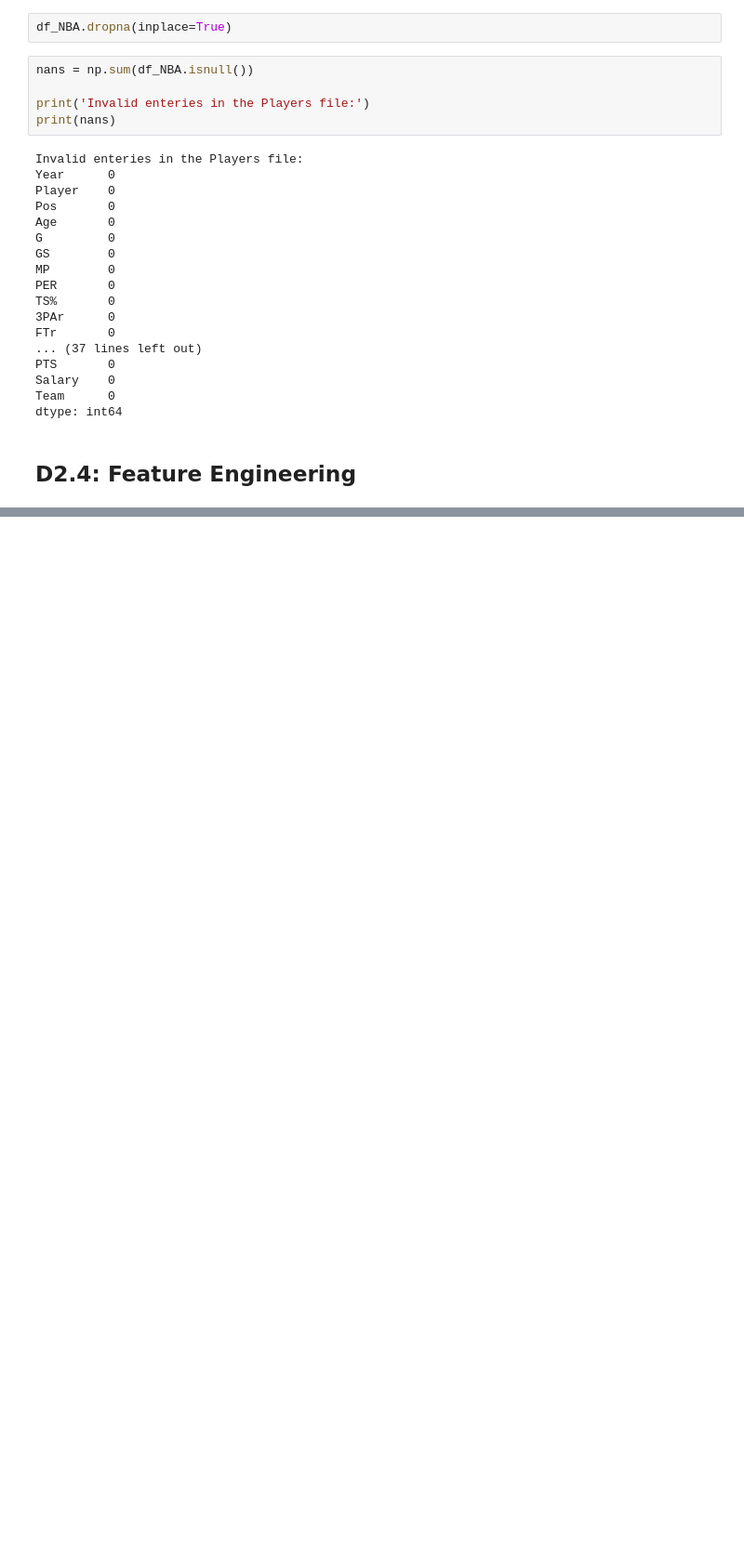
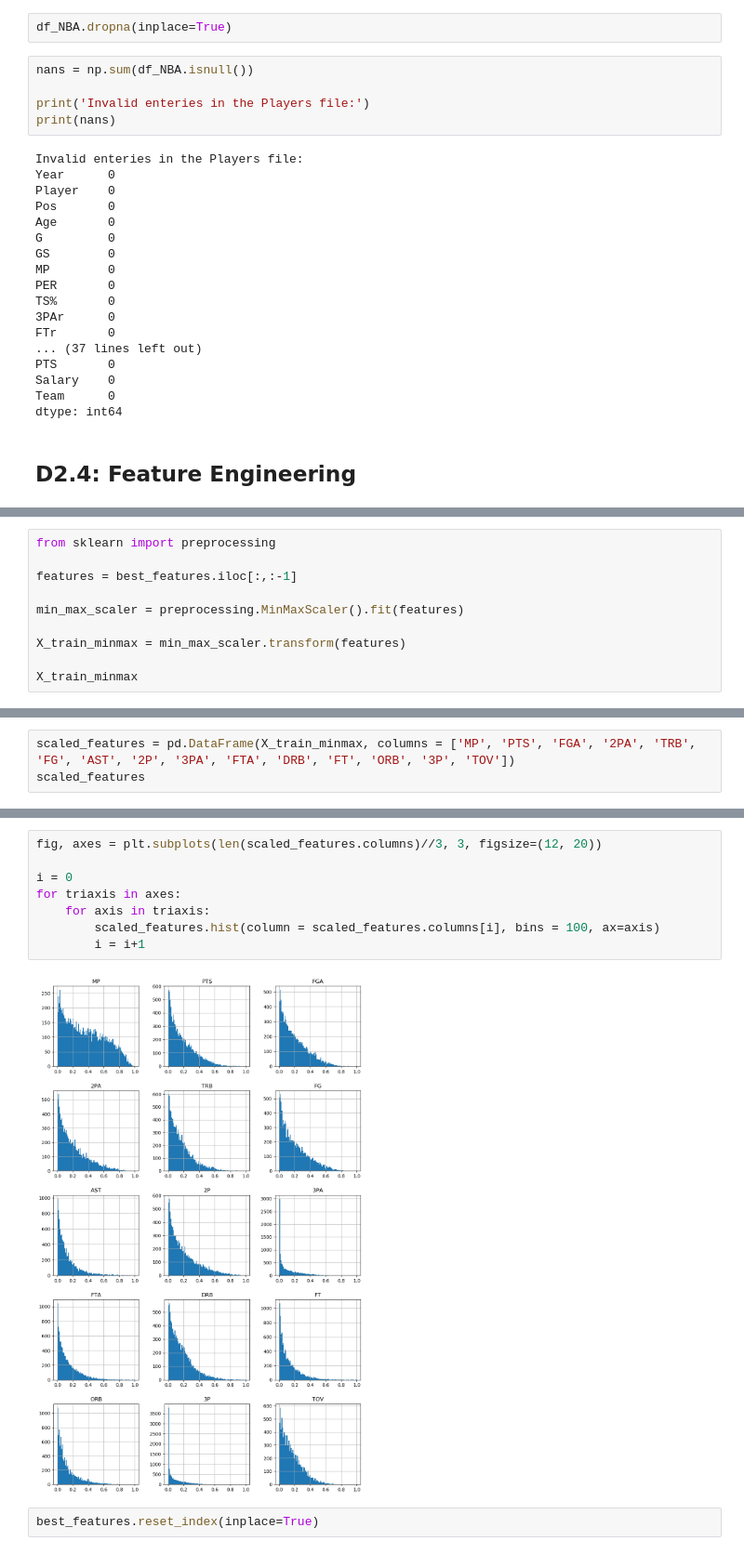
Before and after one commit to AndrewEdward37/15288_Final_Project, a Jupyter notebook: NBA_Salaries_QuAM.ipynb, the cells around one changed output, grey strips where cells are left out. Shown: that part at 93% size. Cells and saved outputs as stored; diff of their text form; blank space fills up the shorter version.

```diff
--- a/NBA_Salaries_QuAM.ipynb
+++ b/NBA_Salaries_QuAM.ipynb
@@ -447,0 +624,10 @@ Yhat = OLS.predict(X)
+# %%
+from sklearn import preprocessing
+
+features = best_features.iloc[:,:-1]
+
+min_max_scaler = preprocessing.MinMaxScaler().fit(features)
+
+X_train_minmax = min_max_scaler.transform(features)
+
+X_train_minmax
@@ -447,0 +648,3 @@ Yhat = OLS.predict(X)
+# %%
+scaled_features = pd.DataFrame(X_train_minmax, columns = ['MP', 'PTS', 'FGA', '2PA', 'TRB', 'FG', 'AST', '2P', '3PA', 'FTA', 'DRB', 'FT', 'ORB', '3P', 'TOV'])
+scaled_features
@@ -447,0 +665,12 @@ Yhat = OLS.predict(X)
+# %%
+fig, axes = plt.subplots(len(scaled_features.columns)//3, 3, figsize=(12, 20))
+
+i = 0
+for triaxis in axes:
+    for axis in triaxis:
+        scaled_features.hist(column = scaled_features.columns[i], bins = 100, ax=axis)
+        i = i+1
+# %% [output]
+[figure, added]
+# %%
+best_features.reset_index(inplace=True)
```
Also changed, not shown: parts of 36 cells of this notebook.
